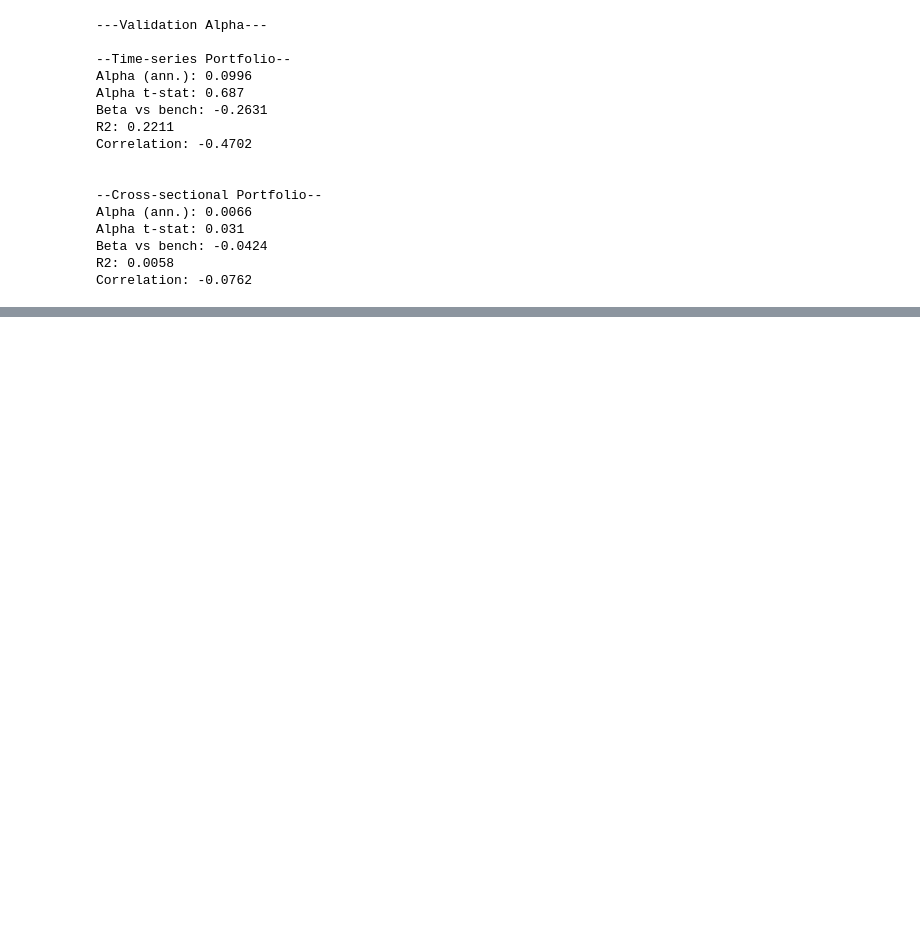
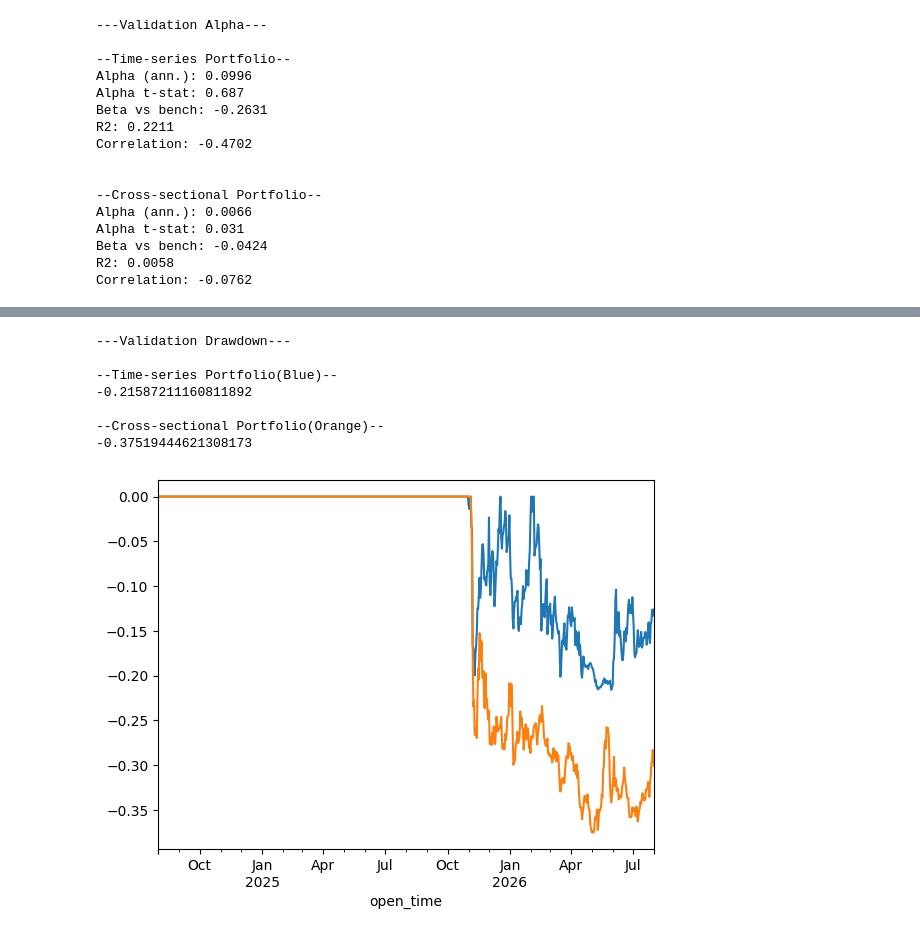
Before and after one commit to gbis07/ma_crossovers, a Jupyter notebook: project.ipynb, the cells around one changed output, grey strips where cells are left out. Saved outputs shown, nothing was run; the diff lists cells and outputs as text; code cells hidden in the pictures; blank space fills up the shorter version.

```diff
--- a/project.ipynb
+++ b/project.ipynb
@@ -438,0 +472,19 @@ Correlation: -0.0762
+# %%
+print("---Validation Drawdown---")
+
+print("\n--Time-series Portfolio(Blue)--")
+val_ts_dd = drawdown(val_ts_backtest)
+val_ts_dd.plot(); print(val_ts_dd.min())
+
+print('\n--Cross-sectional Portfolio(Orange)--')
+val_cs_dd = drawdown(val_cs_backtest)
+val_cs_dd.plot(); print(val_cs_dd.min())
+# %% [output]
+---Validation Drawdown---
+
+--Time-series Portfolio(Blue)--
+-0.21587211160811892
+
+--Cross-sectional Portfolio(Orange)--
+-0.37519444621308173
+[figure, added]
```
Also changed, not shown: parts of 10 cells of this notebook.
